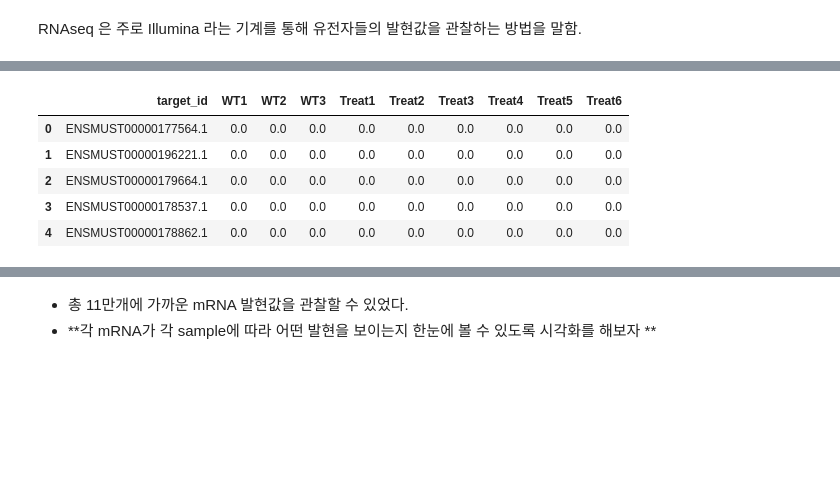
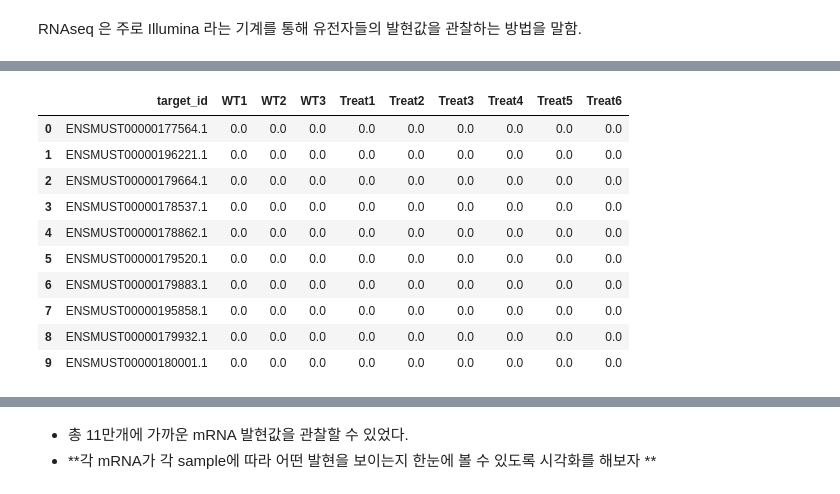
Before and after one commit to k821209/biocoding_lecture, a Jupyter notebook: RNAseq 분석.ipynb, the cells around one changed output, grey strips where cells are left out. Cells and saved outputs as stored; diff of their text form; code cells hidden in the pictures; blank space fills up the shorter version.

```diff
--- a/RNAseq 분석.ipynb
+++ b/RNAseq 분석.ipynb
@@ -12,14 +12,19 @@ import matplotlib.pyplot as plt
 # %%
 df = pd.read_excel('./file_RNAseq/RNAseq_result.xlsx')
 # %%
-df.head()
+df.head(10)
 # %% [output]
 |  | target_id | WT1 | WT2 | WT3 | Treat1 | Treat2 | Treat3 | Treat4 | Treat5 | Treat6 |
 | 0 | ENSMUST00000177564.1 | 0.0 | 0.0 | 0.0 | 0.0 | 0.0 | 0.0 | 0.0 | 0.0 | 0.0 |
 | 1 | ENSMUST00000196221.1 | 0.0 | 0.0 | 0.0 | 0.0 | 0.0 | 0.0 | 0.0 | 0.0 | 0.0 |
 | 2 | ENSMUST00000179664.1 | 0.0 | 0.0 | 0.0 | 0.0 | 0.0 | 0.0 | 0.0 | 0.0 | 0.0 |
 | 3 | ENSMUST00000178537.1 | 0.0 | 0.0 | 0.0 | 0.0 | 0.0 | 0.0 | 0.0 | 0.0 | 0.0 |
 | 4 | ENSMUST00000178862.1 | 0.0 | 0.0 | 0.0 | 0.0 | 0.0 | 0.0 | 0.0 | 0.0 | 0.0 |
+| 5 | ENSMUST00000179520.1 | 0.0 | 0.0 | 0.0 | 0.0 | 0.0 | 0.0 | 0.0 | 0.0 | 0.0 |
+| 6 | ENSMUST00000179883.1 | 0.0 | 0.0 | 0.0 | 0.0 | 0.0 | 0.0 | 0.0 | 0.0 | 0.0 |
+| 7 | ENSMUST00000195858.1 | 0.0 | 0.0 | 0.0 | 0.0 | 0.0 | 0.0 | 0.0 | 0.0 | 0.0 |
+| 8 | ENSMUST00000179932.1 | 0.0 | 0.0 | 0.0 | 0.0 | 0.0 | 0.0 | 0.0 | 0.0 | 0.0 |
+| 9 | ENSMUST00000180001.1 | 0.0 | 0.0 | 0.0 | 0.0 | 0.0 | 0.0 | 0.0 | 0.0 | 0.0 |
 # %%
 df.shape
 # %% [output]
```
Also changed, not shown: parts of 18 cells of this notebook, 1 other file.
